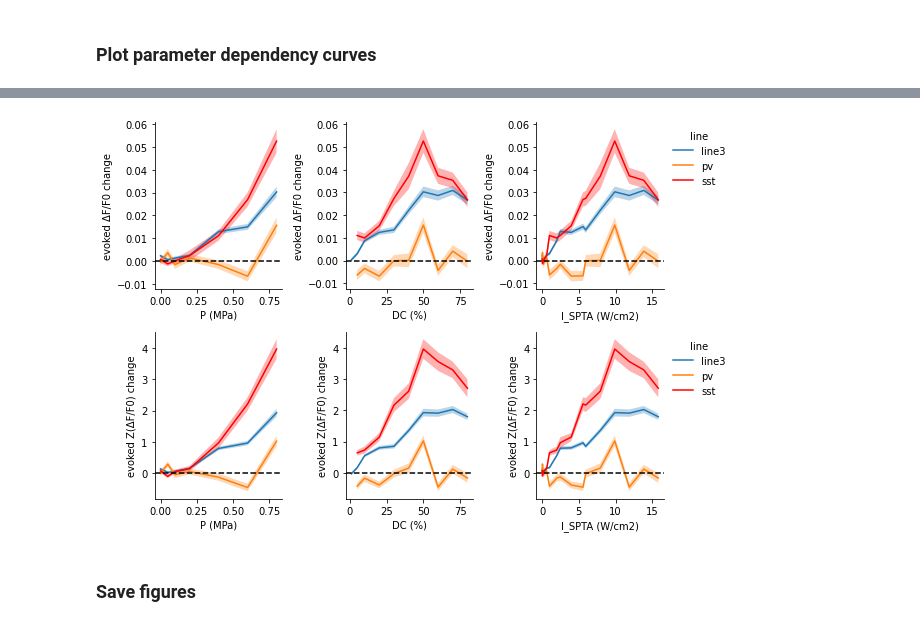
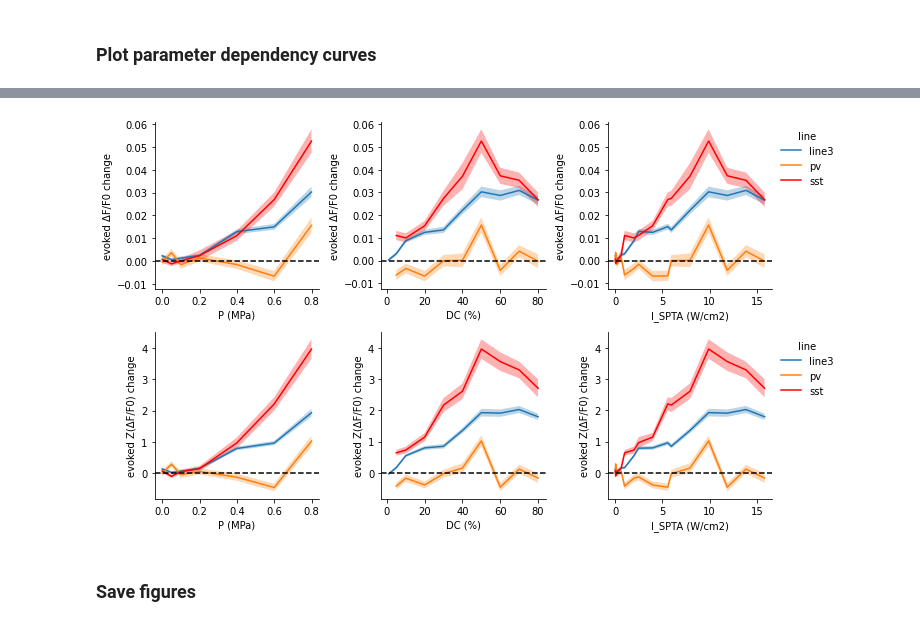
Before and after one commit to shohamlab/usnm2p, a Jupyter notebook: main_analysis.ipynb, the cells around one changed output, grey strips where cells are left out. Drawn from its saved outputs; the diff is of its cells as text; code cells hidden in the pictures.

```diff
--- a/main_analysis.ipynb
+++ b/main_analysis.ipynb
@@ -41,6 +41,7 @@ baseline_wsmoothing = BASELINE_WSMOOTHING  # gaussian filter window size (s) to
 trial_aggfunc = TRIAL_AGGFUNC  # trial aggregation function
 ykey_classification = YKEY_CLASSIFICATION  # Reference variable for response classification
 directional = DIRECTIONAL_DETECTION  # whether to look for directional (i.e. positive only) effect for response detection
+errprop = 'intra'
 xkeys_plt = [  # Input parameters
     Label.P,
     Label.DC,
@@ -78,6 +80,7 @@ figs['dataset_info'] = plot_table({
     'baseline evaluation quantile': baseline_quantile_str,
     'baseline gaussian filter length': f'{baseline_wsmoothing} s',
     'classification variable': ykey_classification,
-    'classification type': f"{'' if directional else 'non '}directional"
+    'classification type': f"{'' if directional else 'non '}directional",
+    'error propagation': errprop,
     }, title='Main analysis', aspect=1.5)
 # %% [output]
@@ -85,7 +88,7 @@ figs['dataset_info'] = plot_table({
 # %% [markdown]
 ### Load data
 # %%
-stats = load_lineagg_stats(input_dir)
+stats = load_lineagg_stats(input_dir, errprop=errprop)
 isall = stats.index.get_level_values(Label.ROI_RESP_TYPE) == 'all'
 stats_all = stats[isall].droplevel(Label.ROI_RESP_TYPE)
 stats_by_rtype = stats[~isall]
@@ -116,7 +119,8 @@ for ax, (line, gdata) in zip(axes, groups):
 ### Plot parameter dependency curves
 # %%
 ykeys = [Label.DFF, Label.ZSCORE]
-figs['simparams_deps'], axes = plt.subplots(len(ykeys), len(xkeys_plt), figsize=(3 * len(xkeys_plt), 3 * len(ykeys)))
+figs['simparams_deps'], axes = plt.subplots(
+    len(ykeys), len(xkeys_plt), figsize=(3.5 * len(xkeys_plt), 3 * len(ykeys)))
 for ykey, axrow in zip(ykeys, axes):
     ykey_diff = get_change_key(ykey)
     plot_parameter_dependency_across_lines(
@@ -131,4 +135,4 @@ for ykey, axrow in zip(ykeys, axes):
-[figure, old version]
+[figure, new version]
 # %% [markdown]
 ### Save figures
 # %%
```
Also changed, not shown: parts of 6 cells of this notebook, 5 other files.
